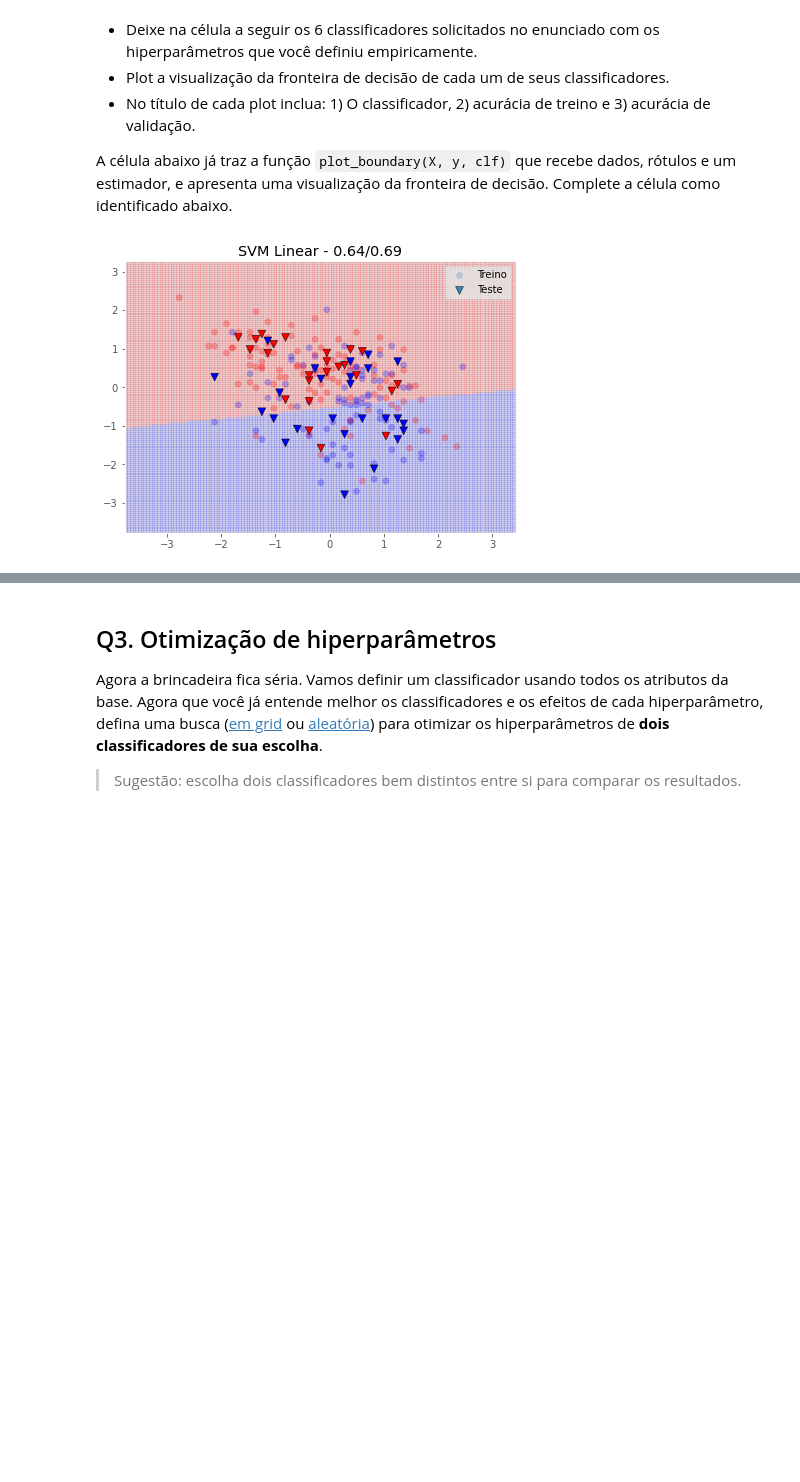
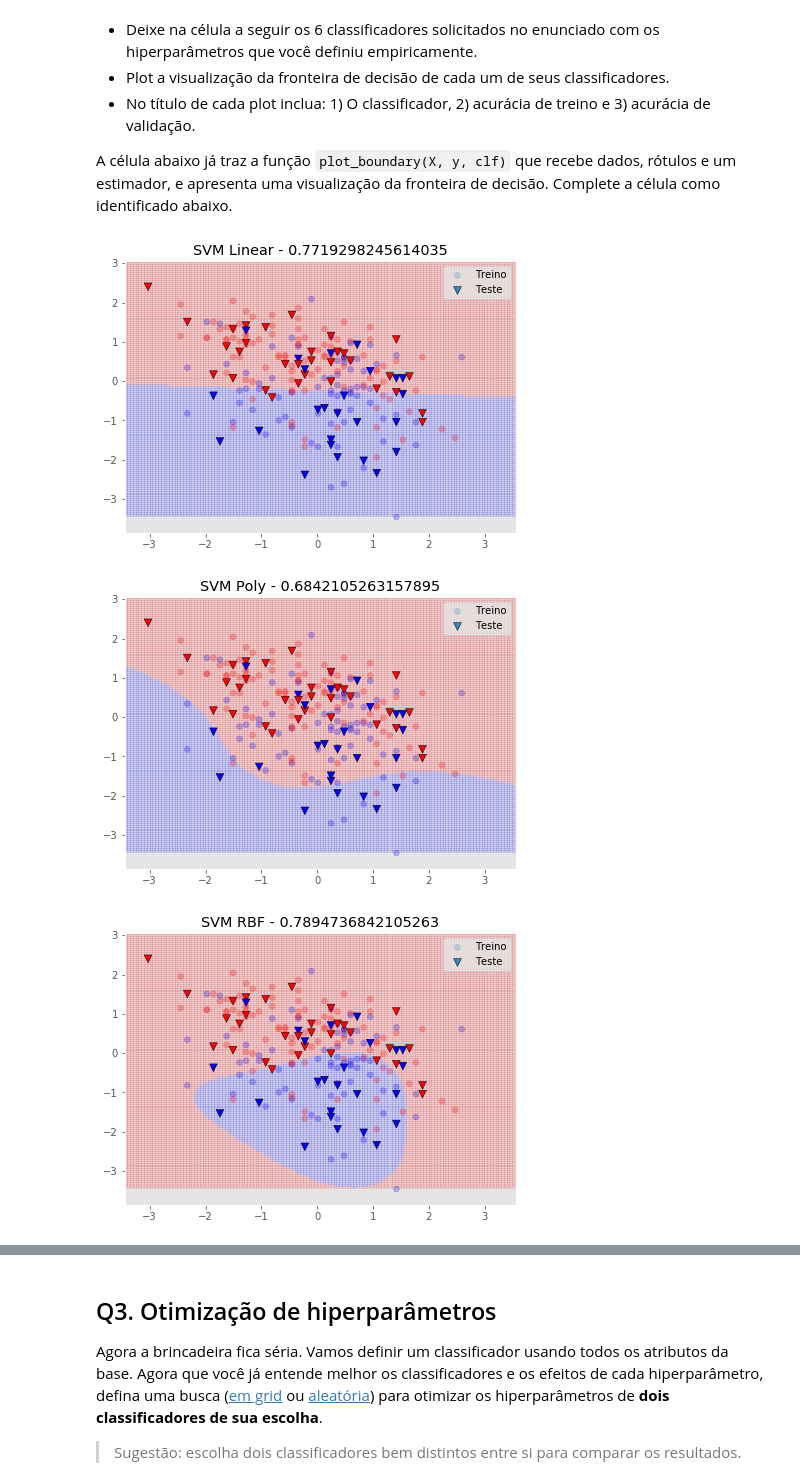
Before and after one commit to RafaelAmauri/Inteligencia-Artificial, a Jupyter notebook: Atividade 7 - Classificação/Exercício_Classificação.ipynb, the cells around one changed output, grey strips where cells are left out. Drawn from its saved outputs; the diff is of its cells as text; code cells hidden in the pictures; blank space fills up the shorter version.

```diff
--- a/Atividade 7 - Classificação/Exercício_Classificação.ipynb
+++ b/Atividade 7 - Classificação/Exercício_Classificação.ipynb
@@ -90,18 +83,14 @@ Você deve testar pelo menos os seguintes modelos e hiperparâmetros:
 
 Na célula a seguir, iremos apenas separar os dados de treino em treino e validação para brincar com a definição de hiperparâmetros na célula seguinte.
 # %%
-heart_disease = pd.read_csv("./heart-disease.csv")
+## TODO Selecione as dimensões de idade e batimentos máximos (só descomentar se Xtrain e ytrain já foram definidos)
+X2d = Xtrain[:, [0, 7]]
+y2d = ytrain
 
-# Porcentagem usada para treino
-TRAIN_PERCENTAGE = 0.75
+## TODO Visualize a distribuição (só descomentar)
+plt.scatter(X2d[:, 0], X2d[:, 1], c=y2d, cmap='bwr')
+print(X2d.shape, y2d.shape)
 
-## Selecione as dimensões de idade e batimentos máximos (só descomentar se Xtrain e ytrain já foram definidos)
-X2d = x_train_scaled[:, [0, 7]]
-y2d = y_train
-
-## Visualize a distribuição (só descomentar)
-plt.scatter(X2d[:, 0], X2d[:, 1], c=y2d, cmap='bwr')
-
-## Separar os dados (X2d, y2d) em treino e validação (X2d_train, X2d_val, y2d_train, y2d_val)
-x2d_train, x2d_test, y2d_train, y2d_test = train_test_split(X2d, y2d, train_size=TRAIN_PERCENTAGE, shuffle=True)
+## TODO Separar os dados (X2d, y2d) em treino e validação (X2d_train, X2d_val, y2d_train, y2d_val)
+X2d_train, X2d_val, y2d_train, y2d_val = train_test_split(X2d, y2d, train_size=TRAIN_PERCENTAGE, shuffle=True)
 # %% [output]
@@ -116,36 +105,58 @@ A célula abaixo já traz a função `plot_boundary(X, y, clf)` que recebe dados
 # %%
 def plot_boundary(Xtr, Xts, ytr, yts, clf, clf_name='SVM'):
 
   x_min, x_max = Xtr[:, 0].min() - 1, Xtr[:, 0].max() + 1
   y_min, y_max = Xtr[:, 0].min() - 1, Xtr[:, 1].max() + 1
   xx, yy = np.meshgrid(np.arange(x_min, x_max, .05), np.arange(y_min, y_max, .05))
   Z = clf.predict(np.c_[xx.ravel(), yy.ravel()])
 
   Z = Z.reshape(xx.shape)
   fig, ax = plt.subplots(1, 1, figsize=(7, 5))
   ax.pcolormesh(xx, yy, Z, alpha=0.1, cmap='bwr')
   ax.scatter(Xtr[:, 0], Xtr[:, 1], c=ytr, alpha=0.25, cmap='bwr', label='Treino')
   ax.scatter(Xts[:, 0], Xts[:, 1], c=yts, marker='v', edgecolors='k', s=60, cmap='bwr', label='Teste')
 
   ## TODO organize o título da figura com o score do estimador clf (parâmetro)
-  # plt.title(...)
+  my_score = clf.score(Xts, yts)
+  plt.title(f"{clf_name} - {my_score}")
 
   plt.legend()
   plt.show()
 
 ## TODO defina os classificadores e plot as fronteiras
 ## Exemplo:
-clf = svm.SVC(kernel='linear', C=0.1)
-clf.fit(X2d_train, y2d_train)
-plot_boundary(X2d_train, X2d_val, y2d_train, y2d_val, clf, 'SVM Linear')
+## clf = svm.SVC(kernel='linear', C=0.1)
+## clf.fit(X2d_train, y2d_train)
+## plot_boundary(X2d_train, X2d_val, y2d_train, y2d_val, clf, 'SVM Linear')
 
-# clf_svmlinear = ...
-# plot_boundary...
 
-# clf_svmpoly = ...
-# clf_svmrbf = ...
-# clf_knn = ...
-# clf_regression = ...
-# clf_tree = ...
+clf_svmlinear = svm.SVC(kernel='linear', C=0.1)
+clf_svmlinear.fit(X2d_train, y2d_train)
+plot_boundary(X2d_train, X2d_val, y2d_train, y2d_val, clf_svmlinear, 'SVM Linear')
+
+clf_svmpoly = svm.SVC(kernel='poly', C=0.1)
+clf_svmpoly.fit(X2d_train, y2d_train)
+plot_boundary(X2d_train, X2d_val, y2d_train, y2d_val, clf_svmpoly, 'SVM Poly')
+
+
+clf_svmrbf = svm.SVC(kernel="rbf", C=0.1)
+clf_svmrbf.fit(X2d_train, y2d_train)
+plot_boundary(X2d_train, X2d_val, y2d_train, y2d_val, clf_svmrbf, 'SVM RBF')
+
+clf_knn = KNeighborsClassifier(n_neighbors=5, weights='distance')
+clf_knn.fit(X2d_train, y2d_train)
+plot_boundary(X2d_train, X2d_val, y2d_train, y2d_val, clf_knn, 'KNN')
+
+clf_regression = LogisticRegression(penalty='l2')
+clf_regression.fit(X2d_train, y2d_train)
+plot_boundary(X2d_train, X2d_val, y2d_train, y2d_val, clf_regression, 'Regression')
+
+
+
+clf_tree = DecisionTreeClassifier(criterion='gini')
+clf_tree.fit(X2d_train, y2d_train)
+plot_boundary(X2d_train, X2d_val, y2d_train, y2d_val, clf_tree, 'Decision Tree')
 # %% [output]
-[figure, old version]
+[figure, new version]
+[figure, added]
+[figure, added]
```
Also changed, not shown: parts of 3 cells of this notebook, 2 other files.
